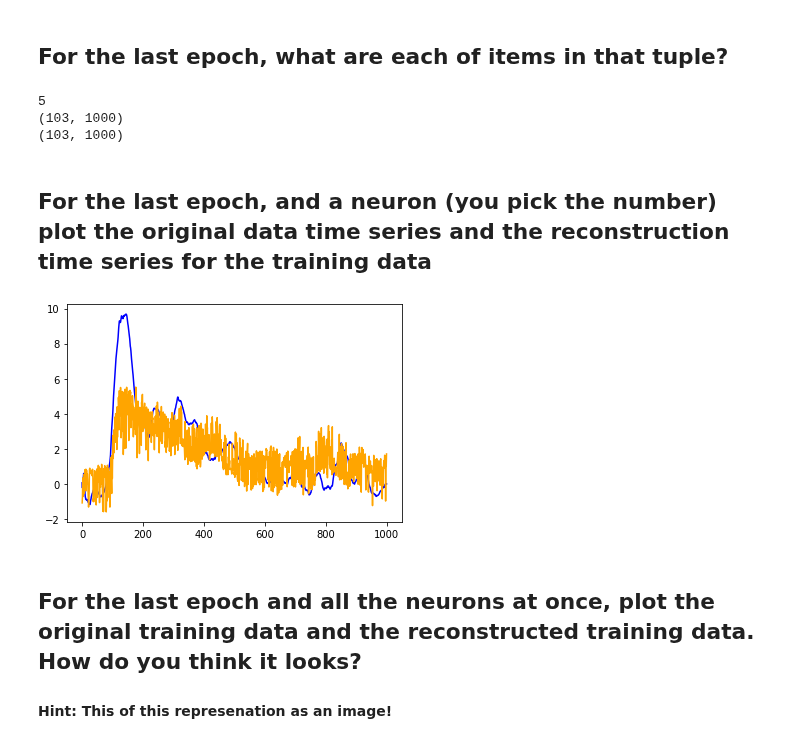
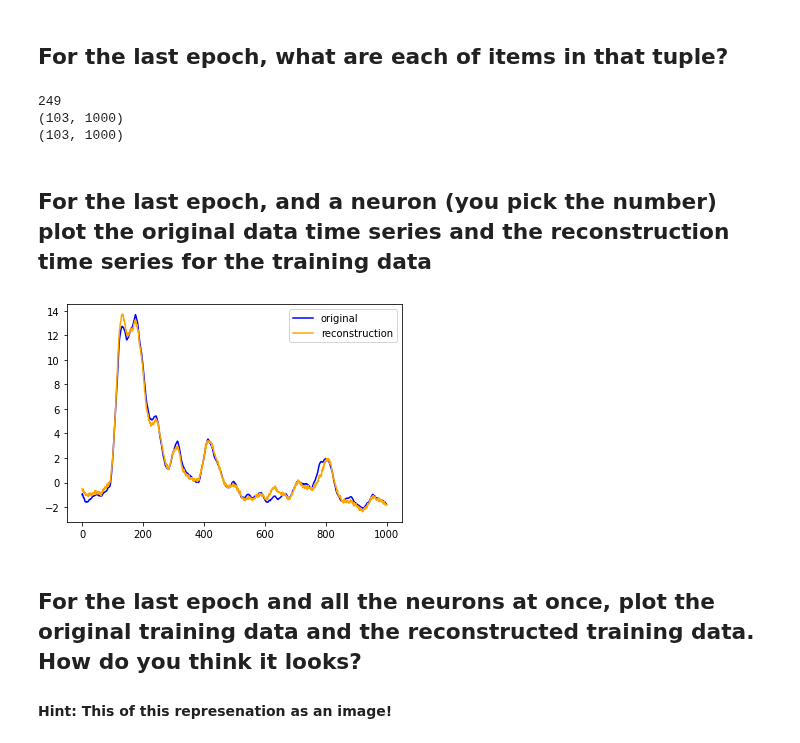
Before and after one commit to SaberaTalukder/Chen_Institute_DataSAI_for_Neuroscience, a Jupyter notebook: 07_08_22_day4_autoencoders_and_ML_introduction/code/solutions/solutions_neural_autoencoders.ipynb, the cells around one changed output. Cells and saved outputs as stored; diff of their text form; code cells hidden in the pictures.

```diff
--- a/07_08_22_day4_autoencoders_and_ML_introduction/code/solutions/solutions_neural_autoencoders.ipynb
+++ b/07_08_22_day4_autoencoders_and_ML_introduction/code/solutions/solutions_neural_autoencoders.ipynb
@@ -19,12 +19,12 @@ np.random.seed(SEED)
 _ = torch.random.manual_seed(SEED)
 # %%
 # uncomment code below to pull directly from github
-# !wget https://github.com/SaberaTalukder/Chen_Institute_DataSAI_for_Neuroscience/blob/main/07_08_22_day4_autoencoders_and_ML_introduction/data/hypothalamus_calcium_imaging_remedios_et_al.mat
-# !mv hypothalamus_calcium_imaging_remedios_et_al.mat\?raw\=true hypothalamus_calcium_imaging_remedios_et_al.mat
-# hypothalamus_data = loadmat('hypothalamus_calcium_imaging_remedios_et_al.mat')
+!wget https://github.com/SaberaTalukder/Chen_Institute_DataSAI_for_Neuroscience/blob/main/07_08_22_day4_autoencoders_and_ML_introduction/data/hypothalamus_calcium_imaging_remedios_et_al.mat?raw=true
+!mv hypothalamus_calcium_imaging_remedios_et_al.mat\?raw\=true hypothalamus_calcium_imaging_remedios_et_al.mat
+hypothalamus_data = loadmat('hypothalamus_calcium_imaging_remedios_et_al.mat')
 
-path = '/Users/A*****/Desktop/sabera_chen/Chen_Institute_DataSAI_for_Neuroscience/07_08_22_day4_autoencoders_and_ML_introduction/data/'
-hypothalamus_data = loadmat(path + 'hypothalamus_calcium_imaging_remedios_et_al.mat')
+# path = '/Users/A*****/Desktop/sabera_chen/Chen_Institute_DataSAI_for_Neuroscience/07_08_22_day4_autoencoders_and_ML_introduction/data/'
+# hypothalamus_data = loadmat(path + 'hypothalamus_calcium_imaging_remedios_et_al.mat')
 # %% [markdown]
 ## Throwback!! 😎😎😎 This is the same neural data that we worked with on our first day!
 #### Since you know so much about it please pull out the neural data array from they hypothalamus data!
@@ -317,7 +319,7 @@ for epoch in range(epochs):
 # Solution:
 
 # Training Parameters
-epochs = 5
+epochs = 249
 outputs = []
 losses = []
 validation_outputs = []
@@ -414,7 +428,7 @@ print(outputs[-1][0]) # epoch number
 print(outputs[-1][-1].shape) # original data
 print(outputs[-1][-2].shape) # reconstructed data
 # %% [output]
-5
+249
 (103, 1000)
 (103, 1000)
 # %% [markdown]
@@ -424,11 +438,12 @@ print(outputs[-1][-2].shape) # reconstructed data
 # %%
 # Solutions:
 epoch_idx = -1
 neuron_idx = 80
 _ = plt.plot(outputs[epoch_idx][1][neuron_idx, :], color='blue')
 _ = plt.plot(outputs[epoch_idx][2][neuron_idx, :], color='orange')
+_ = plt.legend(['original', 'reconstruction'])
 # %% [output]
-[figure, old version]
+[figure, new version]
 # %% [markdown]
 ## For the last epoch and all the neurons at once, plot the original training data and the reconstructed training data. How do you think it looks?
 #### Hint: This of this represenation as an image!
```
Also changed, not shown: parts of 10 cells of this notebook.
